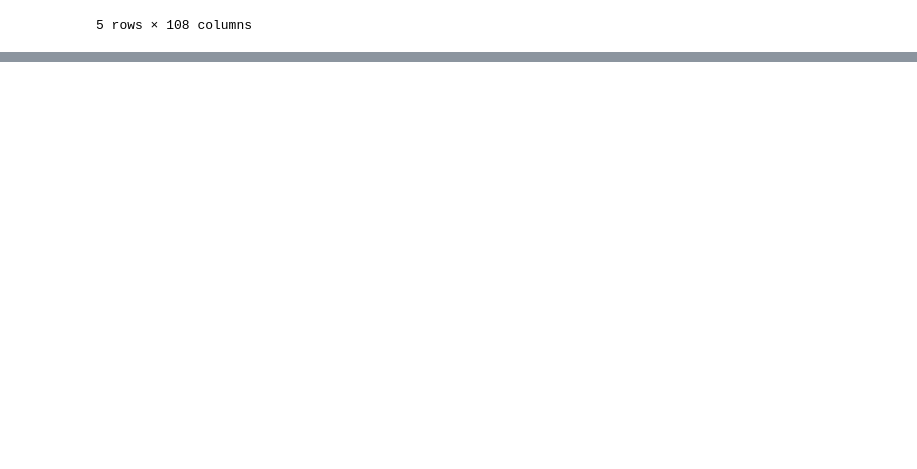
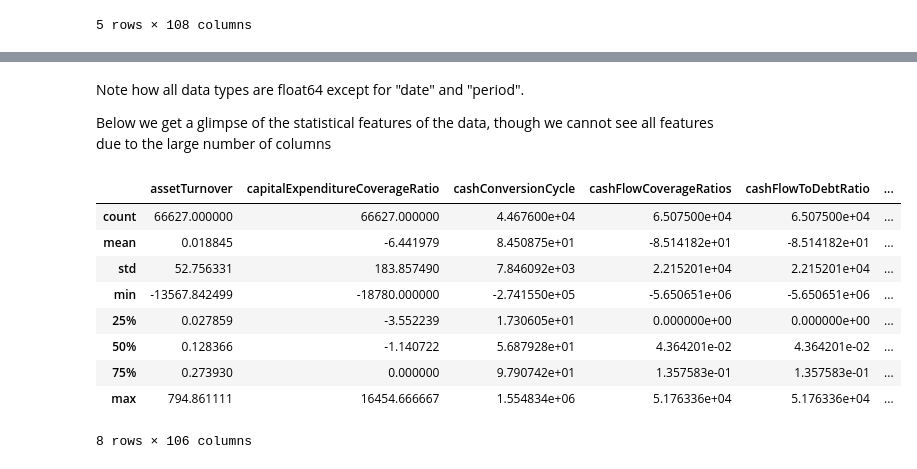
Before and after one commit to oldhiltonian/nyse-ml, a Jupyter notebook: nyse_ml/1_initial.ipynb, the cells around one changed output, grey strips where cells are left out. Cells and saved outputs as stored; diff of their text form; code cells hidden in the pictures; blank space fills up the shorter version.

Commit message:
Data preprocessing

```diff
--- a/nyse_ml/1_initial.ipynb
+++ b/nyse_ml/1_initial.ipynb
@@ -135,0 +158,17 @@ raw_df.head()
+# %% [markdown]
+Note how all data types are float64 except for "date" and "period".
+
+Below we get a glimpse of the statistical features of the data, though we cannot see all features due to the large number of columns
+# %%
+raw_df.describe()
+# %% [output]
+|  | assetTurnover | capitalExpenditureCoverageRatio | cashConversionCycle | cashFlowCoverageRatios | cashFlowToDebtRatio | ... |
+| count | 66627.000000 | 66627.000000 | 4.467600e+04 | 6.507500e+04 | 6.507500e+04 | ... |
+| mean | 0.018845 | -6.441979 | 8.450875e+01 | -8.514182e+01 | -8.514182e+01 | ... |
+| std | 52.756331 | 183.857490 | 7.846092e+03 | 2.215201e+04 | 2.215201e+04 | ... |
+| min | -13567.842499 | -18780.000000 | -2.741550e+05 | -5.650651e+06 | -5.650651e+06 | ... |
+| 25% | 0.027859 | -3.552239 | 1.730605e+01 | 0.000000e+00 | 0.000000e+00 | ... |
+| 50% | 0.128366 | -1.140722 | 5.687928e+01 | 4.364201e-02 | 4.364201e-02 | ... |
+| 75% | 0.273930 | 0.000000 | 9.790742e+01 | 1.357583e-01 | 1.357583e-01 | ... |
+| max | 794.861111 | 16454.666667 | 1.554834e+06 | 5.176336e+04 | 5.176336e+04 | ... |
+8 rows × 106 columns
```
Also changed, not shown: parts of 14 cells of this notebook, 2 other files.
